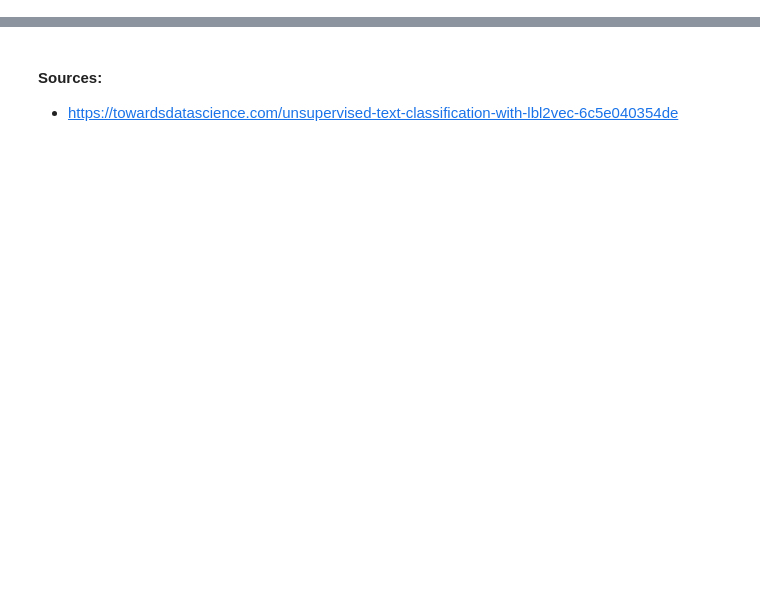
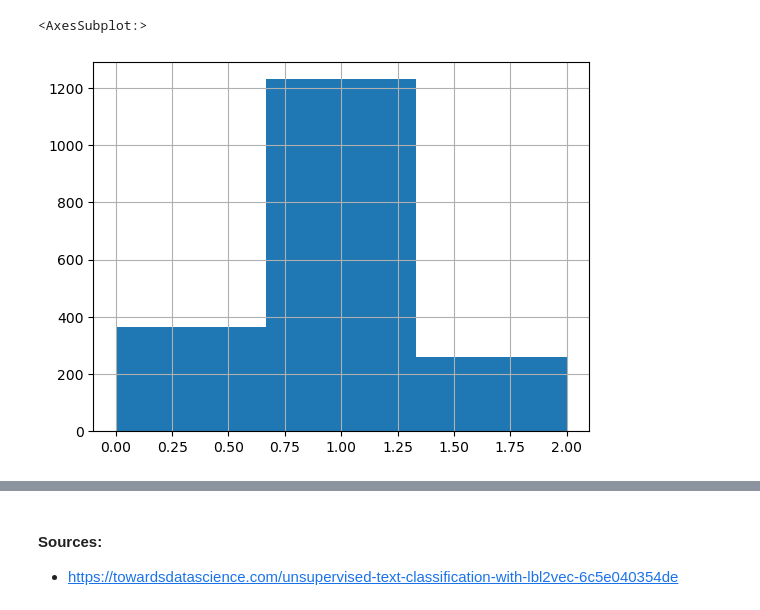
Before and after one commit to Spacehack100/Bachelor_project_code_storage, a Jupyter notebook: Unsupervised nlp on email test set.ipynb, the cells around one changed output, grey strips where cells are left out. Drawn from its saved outputs; the diff is of its cells as text; code cells hidden in the pictures; blank space fills up the shorter version.

```diff
--- a/Unsupervised nlp on email test set.ipynb
+++ b/Unsupervised nlp on email test set.ipynb
@@ -10,3 +10,9 @@ from sklearn.metrics import f1_score
 # %%
 labels = pd.DataFrame({'name' : ['facturen','aanmaningen'], 'classIndex' : [1,2], 'keywords' : [['rekening','afrekening','factuur'],['aanmaning','herinnering']]})
+# %%
+fullDataset = pd.read_csv(os.getcwd() + "\\test_extraction_emails.csv")
+fullDataset['classIndex'].hist(bins=3)
+# %% [output]
+<AxesSubplot:>
+[figure, added]
 # %%
```
Also changed, not shown: parts of 5 cells of this notebook, 2 other files.
